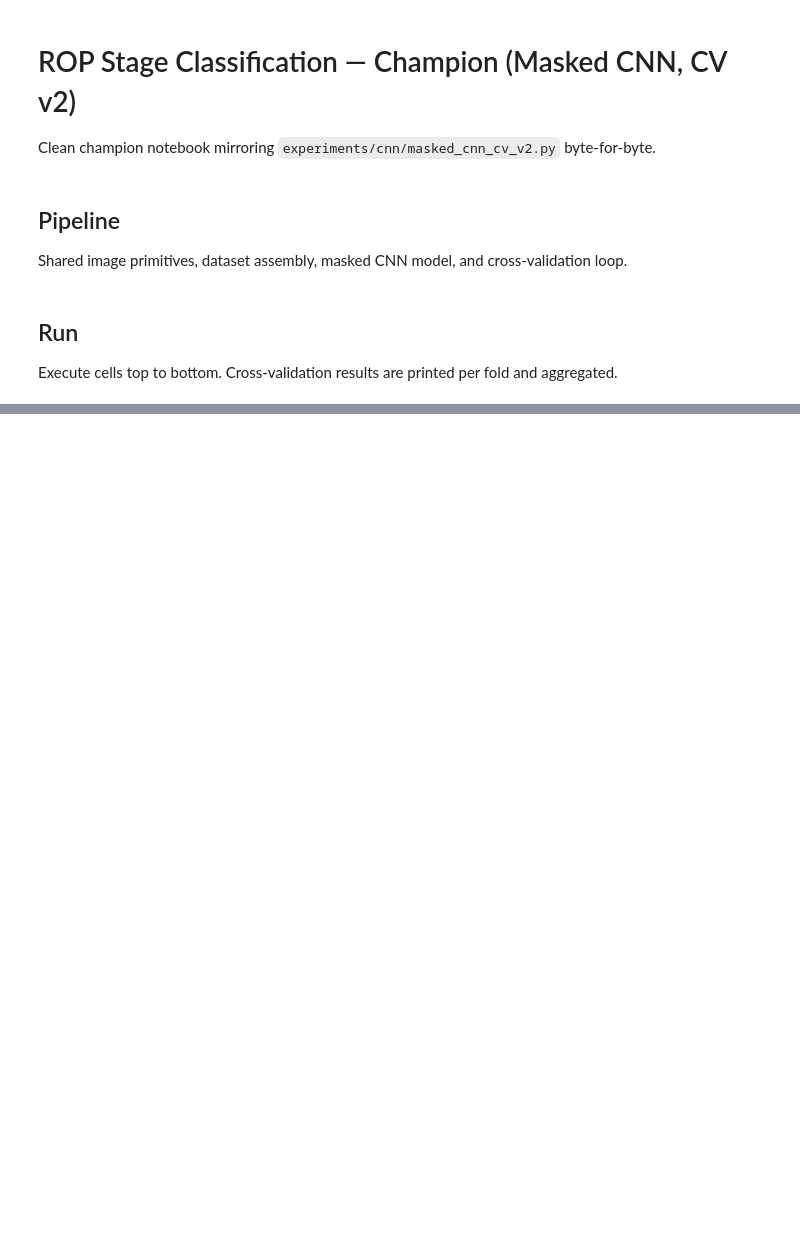
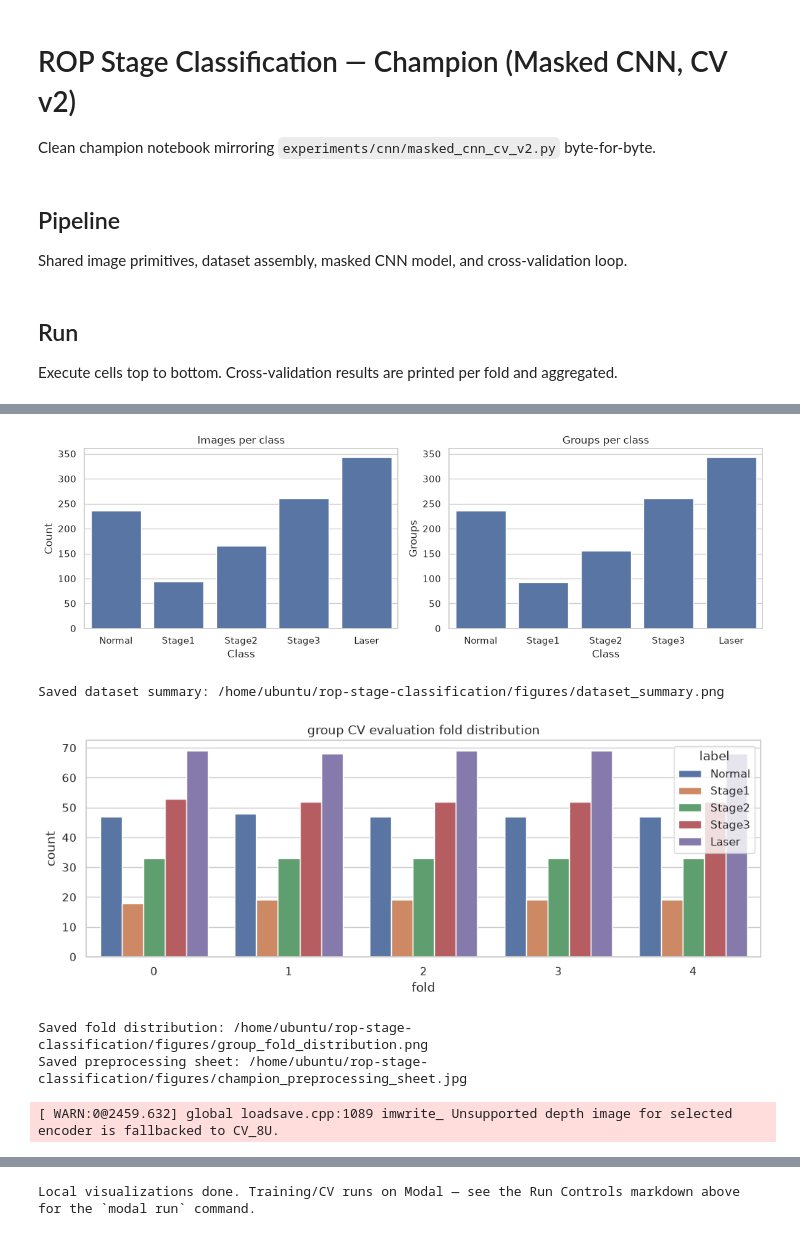
Before and after one commit to ghiffaribraviah/rop-stage-classification, a Jupyter notebook: rop-stage-classification-champ.ipynb, the cells around one changed output, grey strips where cells are left out. Saved outputs shown, nothing was run; the diff lists cells and outputs as text; code cells hidden in the pictures; blank space fills up the shorter version.

```diff
--- a/rop-stage-classification-champ.ipynb
+++ b/rop-stage-classification-champ.ipynb
@@ -57,7 +57,7 @@ image = (modal.Image.debian_slim(python_version="3.12")
     .apt_install("libgl1-mesa-glx", "libglib2.0-0")
     .pip_install("torch", "torchvision", "opencv-python", "numpy", "scikit-image",
                  "scikit-learn", "pandas", "scipy")
-    .add_local_file("experiments/cnn/clean_manifest.json", remote_path="/root/clean_manifest.json")
+    .add_local_file("docs/experiments/cnn/clean_manifest.json", remote_path="/root/clean_manifest.json")
     .add_local_dir("data/Zhao2024", remote_path="/root/data/Zhao2024"))
 
 CLASSES = ('Normal', 'Stage1', 'Stage2', 'Stage3', 'Laser')
@@ -450,0 +619,23 @@ def main(mode: str = "", protocol: str = "stratified", epochs: int = 160, input:
+# %%
+# Small helpers the viz functions rely on (local-only).
+def read_rgb_file(path) -> np.ndarray:
+    image = cv2.imread(str(path), cv2.IMREAD_COLOR)
+    if image is None:
+        raise FileNotFoundError(
+            f"OpenCV could not decode {path}. If local, check Git LFS files are present.")
+    return cv2.cvtColor(image, cv2.COLOR_BGR2RGB)
+
+
+def is_readable_image(path) -> bool:
+    return cv2.imread(str(path), cv2.IMREAD_COLOR) is not None
+
+
+def make_splits(df: pd.DataFrame, protocol: str = "group"):
+    X = np.arange(len(df)); y = df["label_id"].values
+    if protocol == "group":
+        sp = StratifiedGroupKFold(n_splits=5, shuffle=True, random_state=SEED)
+        return sp.split(X, y, groups=df["group"].values)
+    if protocol == "stratified":
+        sp = StratifiedKFold(n_splits=5, shuffle=True, random_state=SEED)
+        return sp.split(X, y)
+    raise ValueError("protocol must be 'group' or 'stratified'")
@@ -450,0 +839,26 @@ def main(mode: str = "", protocol: str = "stratified", epochs: int = 160, input:
+# %%
+# Local visualization controls. Set flags, then run this cell.
+RUN_DATASET_SUMMARY = True
+RUN_FOLD_DISTRIBUTION = True
+RUN_PREVIEW = True
+
+VIZ_PROTOCOL = "group"        # 'group' (leakage-aware) or 'stratified' (lineage comparison)
+
+if RUN_DATASET_SUMMARY:
+    plot_dataset_summary(df)
+
+if RUN_FOLD_DISTRIBUTION:
+    plot_cv_fold_distribution(df, protocol=VIZ_PROTOCOL)
+
+if RUN_PREVIEW:
+    visualize_champion_preprocessing(df, per_class=1)
+
+print("\nLocal visualizations done. Training/CV runs on Modal — see the Run "
+      "Controls markdown above for the `modal run` command.")
+# %% [output]
+[figure, added]
+Saved dataset summary: /home/ubuntu/rop-stage-classification/figures/dataset_summary.png
+[figure, added]
+Saved fold distribution: /home/ubuntu/rop-stage-classification/figures/group_fold_distribution.png
+Saved preprocessing sheet: /home/ubuntu/rop-stage-classification/figures/champion_preprocessing_sheet.jpg
+[ WARN:0@2459.632] global loadsave.cpp:1089 imwrite_ Unsupported depth image for selected encoder is fallbacked to CV_8U.
@@ -450,0 +866 @@ def main(mode: str = "", protocol: str = "stratified", epochs: int = 160, input:
+Local visualizations done. Training/CV runs on Modal — see the Run Controls markdown above for the `modal run` command.
```
Also changed, not shown: parts of 13 cells of this notebook, 26 other files.
